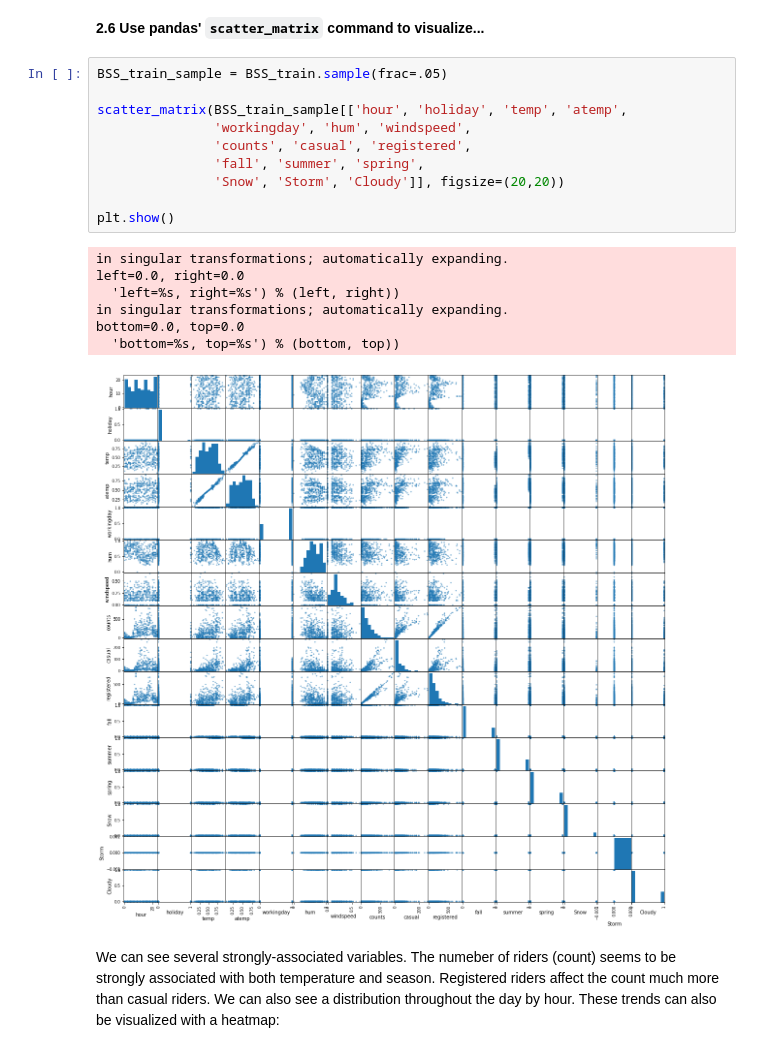
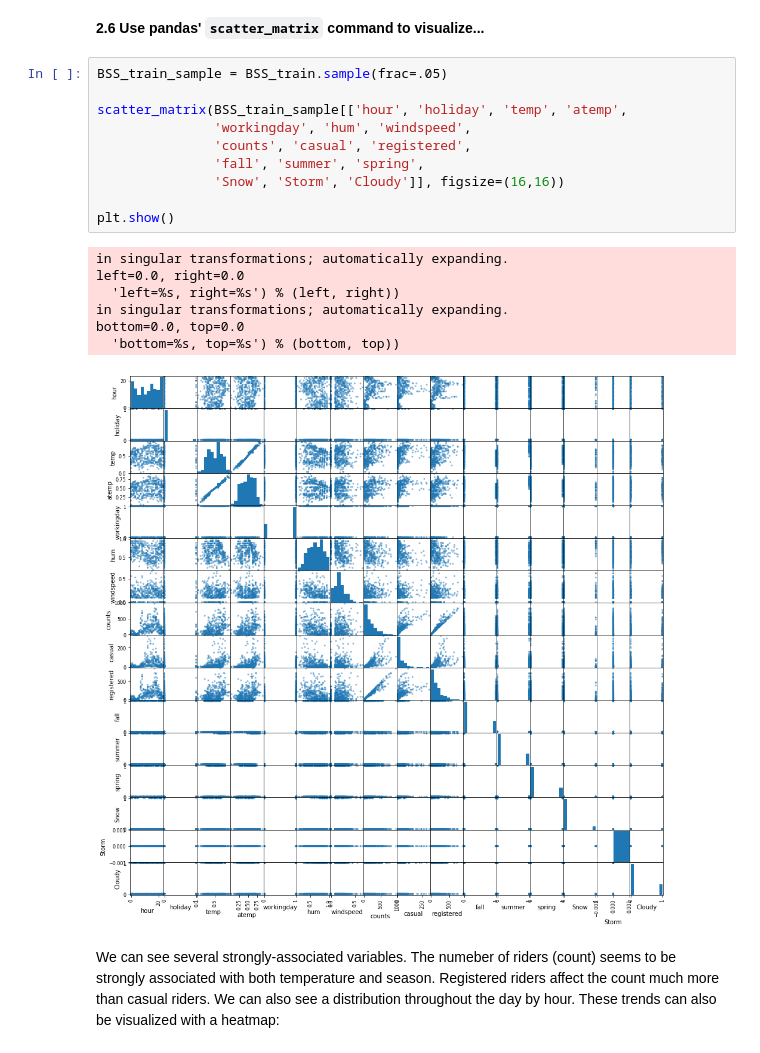
Before and after one commit to katiegrosch/2019-CS109A, a Jupyter notebook: content/homeworks/cs109a_hw3_209/cs109a_hw3.ipynb, the cells around one changed output. Saved outputs shown, nothing was run; the diff lists cells and outputs as text.

```diff
--- a/content/homeworks/cs109a_hw3_209/cs109a_hw3.ipynb
+++ b/content/homeworks/cs109a_hw3_209/cs109a_hw3.ipynb
@@ -247,21 +250,21 @@ BSS_test = BSS_test.drop(['dteday'], axis=1)
 # %%
 BSS_train_sample = BSS_train.sample(frac=.05)
 
 scatter_matrix(BSS_train_sample[['hour', 'holiday', 'temp', 'atemp',
                'workingday', 'hum', 'windspeed',
                'counts', 'casual', 'registered',
                'fall', 'summer', 'spring',
-               'Snow', 'Storm', 'Cloudy']], figsize=(20,20))
+               'Snow', 'Storm', 'Cloudy']], figsize=(16,16))
 
 plt.show()
 # %% [output]
 in singular transformations; automatically expanding.
 left=0.0, right=0.0
   'left=%s, right=%s') % (left, right))
 in singular transformations; automatically expanding.
 bottom=0.0, top=0.0
   'bottom=%s, top=%s') % (bottom, top))
-[figure, old version]
+[figure, new version]
 # %% [markdown]
 We can see several strongly-associated variables. The numeber of riders (count) seems to be strongly associated with both temperature and season. Registered riders affect the count much more than casual riders. We can also see a distribution throughout the day by hour. These trends can also be visualized with a heatmap:
 # %%
```
Also changed, not shown: parts of 18 cells of this notebook.
